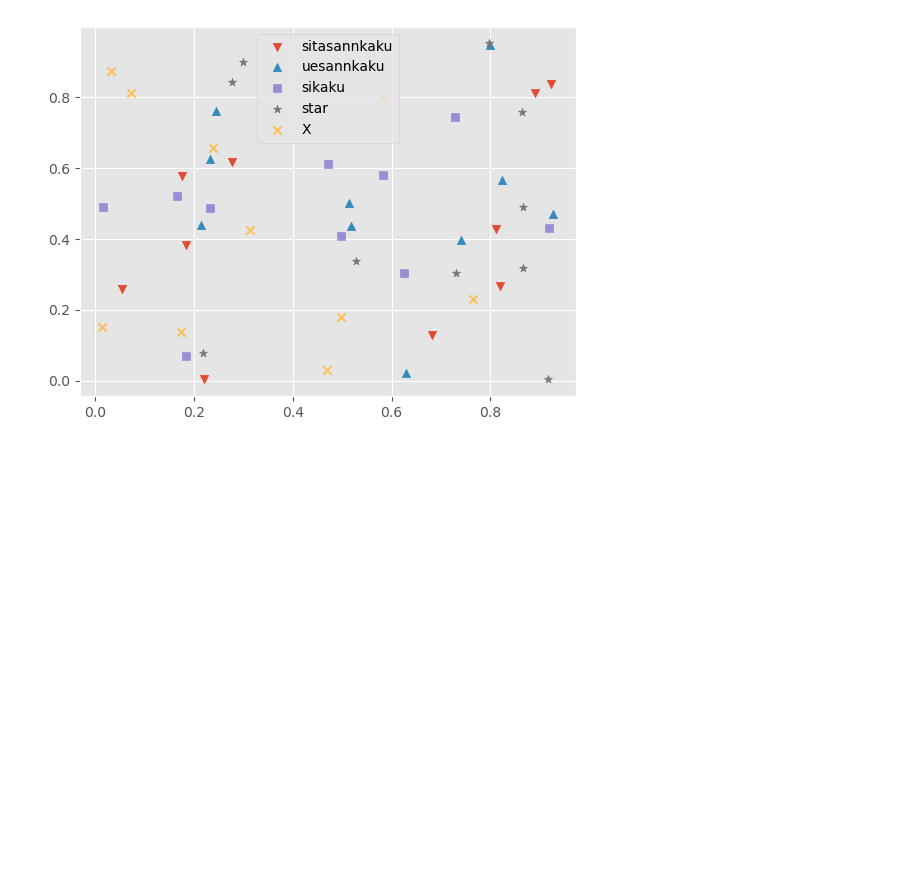
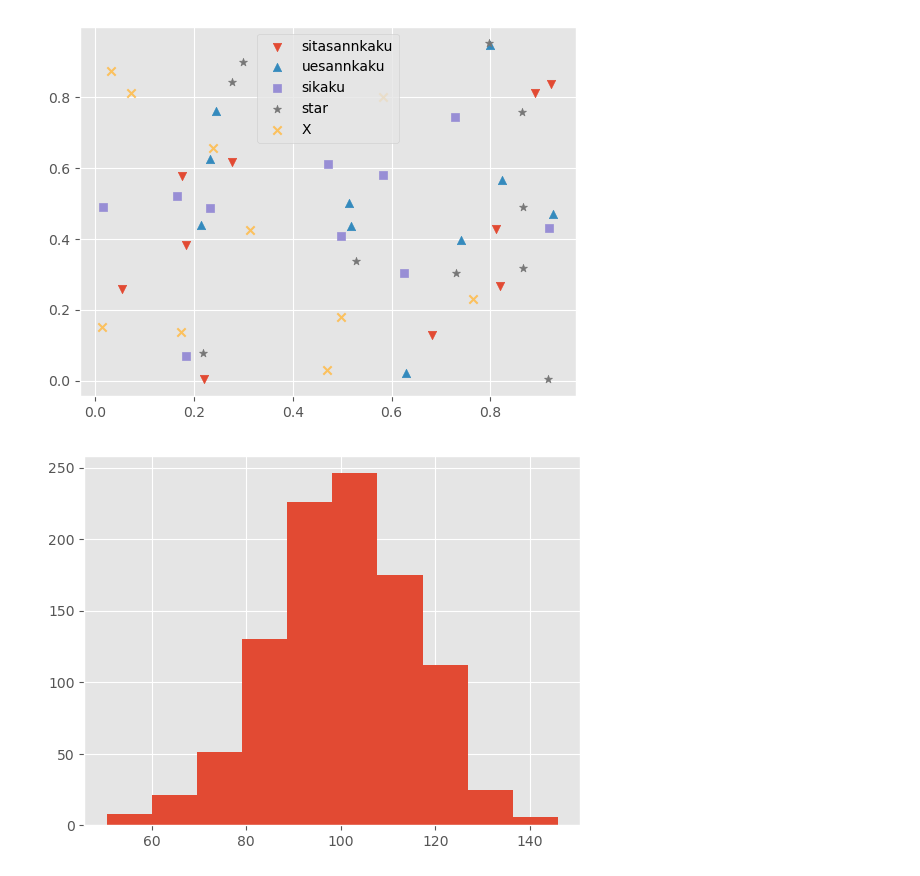
Before and after one commit to makishig/python_practice, a Jupyter notebook: 2026_4_25.ipynb, the cells around one changed output. Saved outputs shown, nothing was run; the diff lists cells and outputs as text; code cells hidden in the pictures; blank space fills up the shorter version.

```diff
--- a/2026_4_25.ipynb
+++ b/2026_4_25.ipynb
@@ -63,3 +63,15 @@ ax.legend()
 plt.show()
 # %% [output]
 [figure]
+# %%
+#ヒストグラムの描画
+mu = 100 #平均
+sigma = 15 #標準偏差
+x = rng.normal(mu, sigma, 1000)
+
+fig, ax = plt.subplots()
+
+n, bins, patches = ax.hist(x) #n は各binの度数　binsはビンの境界の値
+plt.show()
+# %% [output]
+[figure, added]
```
Also changed, not shown: parts of 6 cells of this notebook.
